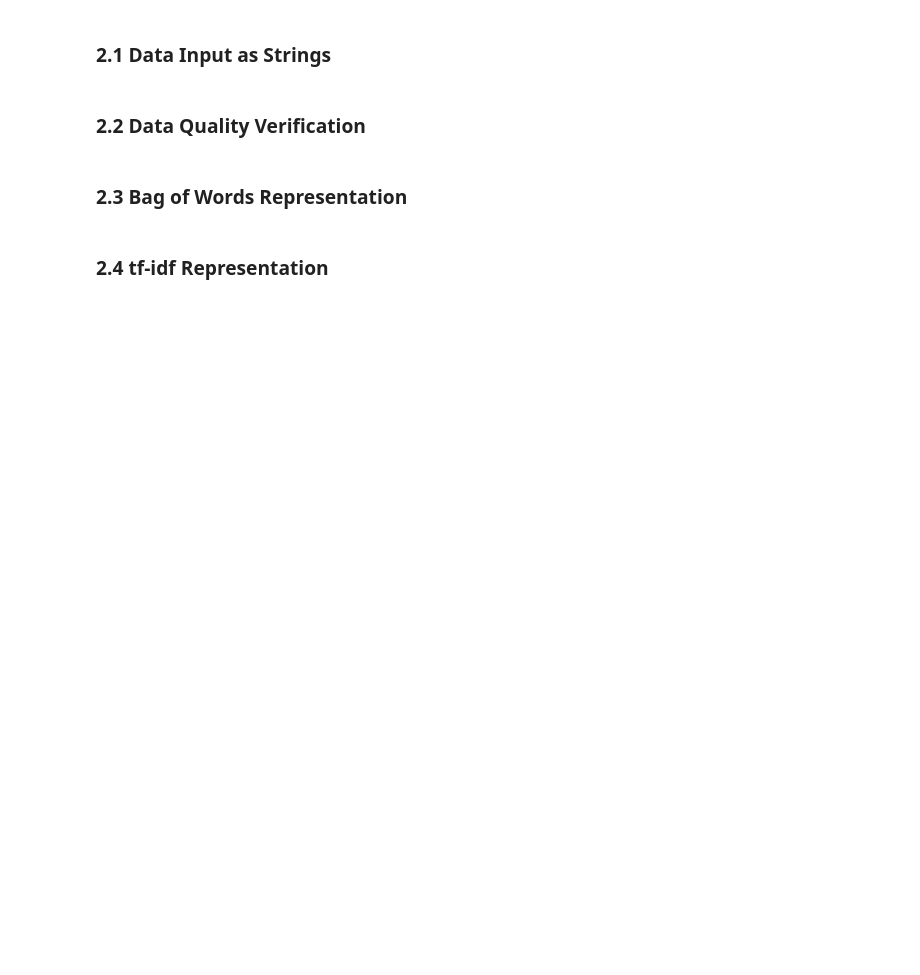
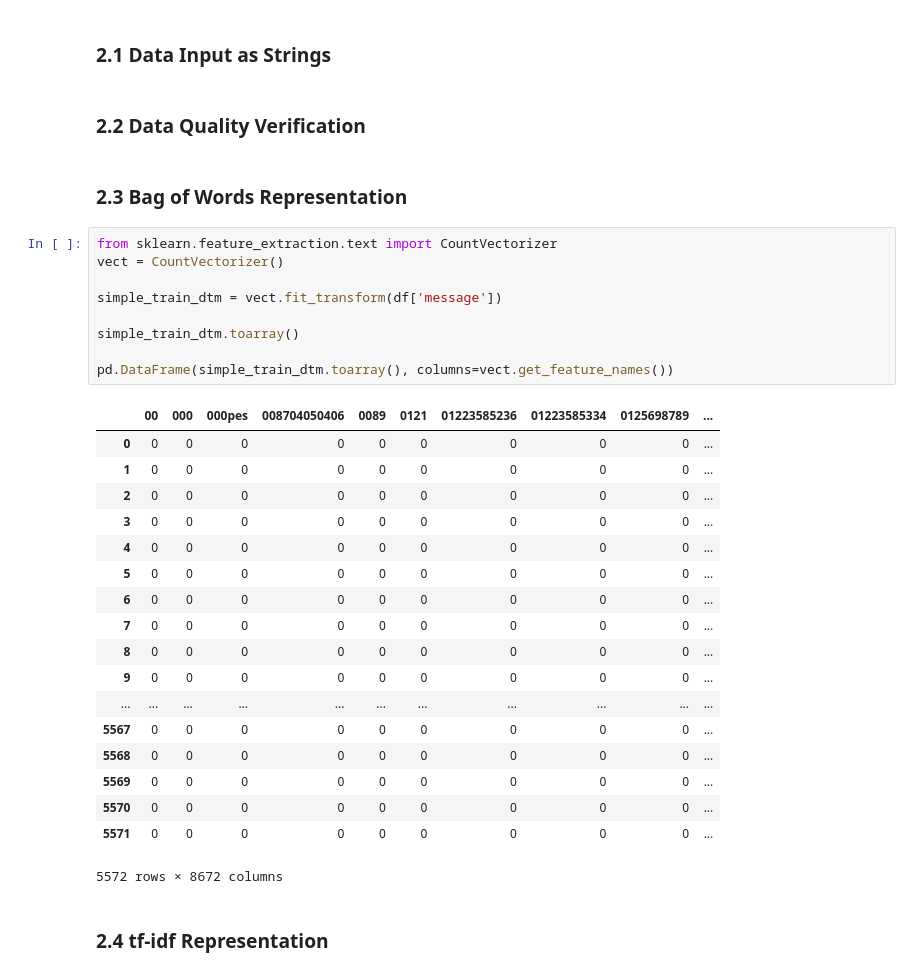
Before and after one commit to ML-Project8/SpamVsHamDataAnalysis, a Jupyter notebook: Lab2-SpamVsHam.ipynb, the cells around one changed output. Saved outputs shown, nothing was run; the diff lists cells and outputs as text; blank space fills up the shorter version.

```diff
--- a/Lab2-SpamVsHam.ipynb
+++ b/Lab2-SpamVsHam.ipynb
@@ -36,5 +37,33 @@ df.head()
 ### 2.2 Data Quality Verification
 # %% [markdown]
 ### 2.3 Bag of Words Representation
+# %%
+from sklearn.feature_extraction.text import CountVectorizer
+vect = CountVectorizer()
+
+simple_train_dtm = vect.fit_transform(df['message'])
+
+simple_train_dtm.toarray()
+
+pd.DataFrame(simple_train_dtm.toarray(), columns=vect.get_feature_names())
+# %% [output]
+|  | 00 | 000 | 000pes | 008704050406 | 0089 | 0121 | 01223585236 | 01223585334 | 0125698789 | ... |
+| 0 | 0 | 0 | 0 | 0 | 0 | 0 | 0 | 0 | 0 | ... |
+| 1 | 0 | 0 | 0 | 0 | 0 | 0 | 0 | 0 | 0 | ... |
+| 2 | 0 | 0 | 0 | 0 | 0 | 0 | 0 | 0 | 0 | ... |
+| 3 | 0 | 0 | 0 | 0 | 0 | 0 | 0 | 0 | 0 | ... |
+| 4 | 0 | 0 | 0 | 0 | 0 | 0 | 0 | 0 | 0 | ... |
+| 5 | 0 | 0 | 0 | 0 | 0 | 0 | 0 | 0 | 0 | ... |
+| 6 | 0 | 0 | 0 | 0 | 0 | 0 | 0 | 0 | 0 | ... |
+| 7 | 0 | 0 | 0 | 0 | 0 | 0 | 0 | 0 | 0 | ... |
+| 8 | 0 | 0 | 0 | 0 | 0 | 0 | 0 | 0 | 0 | ... |
+| 9 | 0 | 0 | 0 | 0 | 0 | 0 | 0 | 0 | 0 | ... |
+| ... | ... | ... | ... | ... | ... | ... | ... | ... | ... | ... |
+| 5567 | 0 | 0 | 0 | 0 | 0 | 0 | 0 | 0 | 0 | ... |
+| 5568 | 0 | 0 | 0 | 0 | 0 | 0 | 0 | 0 | 0 | ... |
+| 5569 | 0 | 0 | 0 | 0 | 0 | 0 | 0 | 0 | 0 | ... |
+| 5570 | 0 | 0 | 0 | 0 | 0 | 0 | 0 | 0 | 0 | ... |
+| 5571 | 0 | 0 | 0 | 0 | 0 | 0 | 0 | 0 | 0 | ... |
+5572 rows × 8672 columns
 # %% [markdown]
 ### 2.4 tf-idf Representation
```
Also changed, not shown: parts of 4 cells of this notebook.
